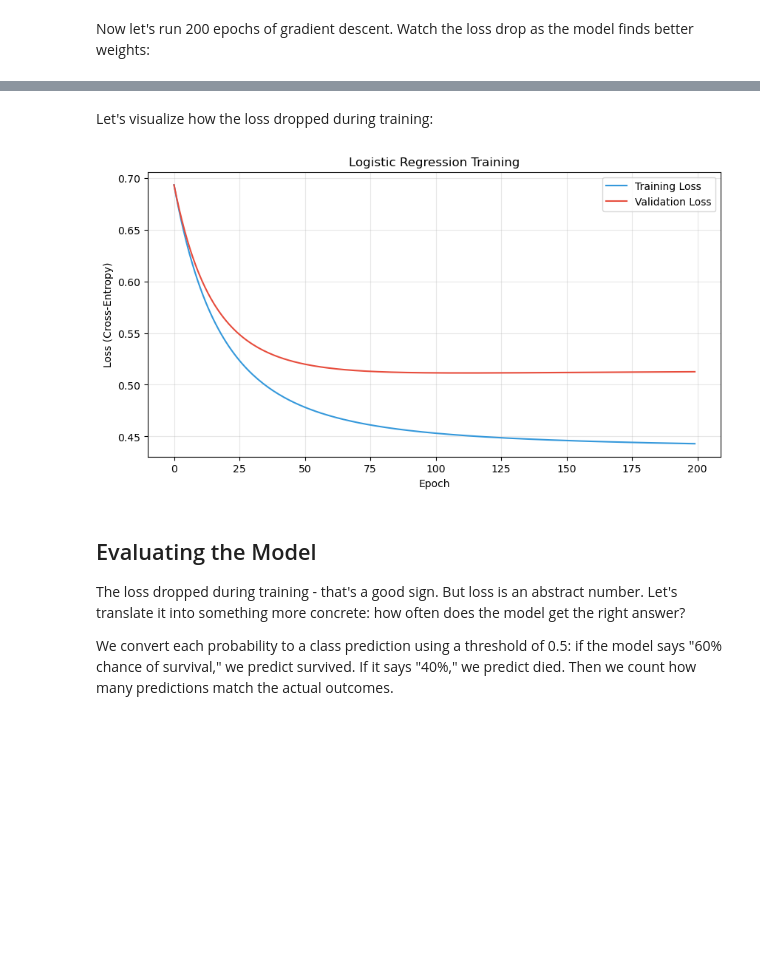
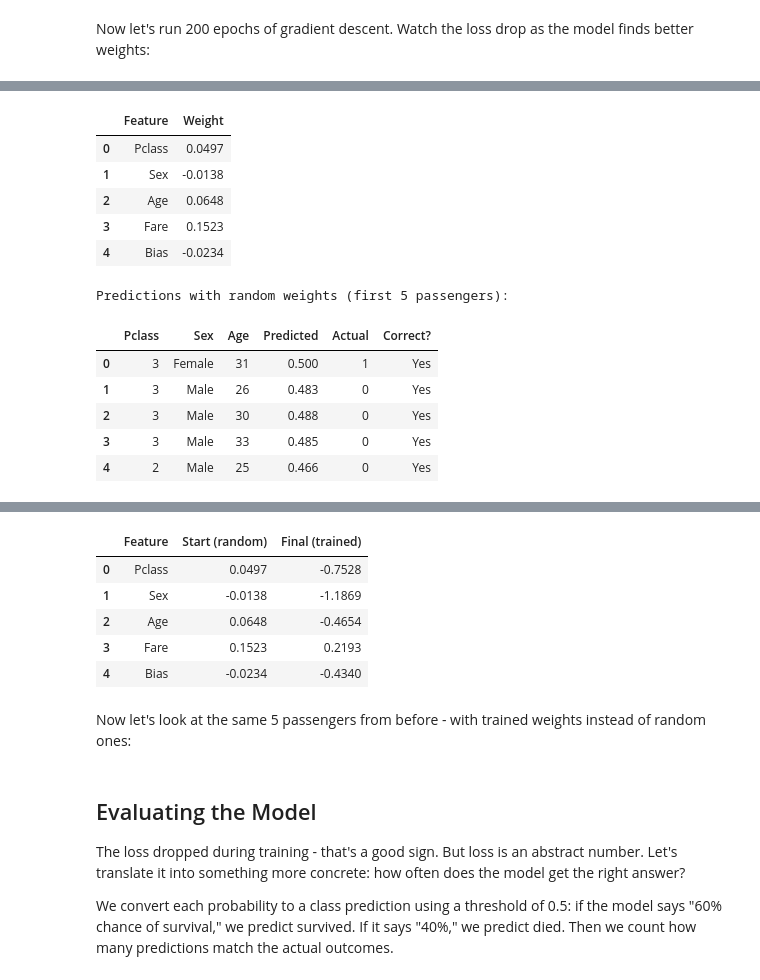
Before and after one commit to tomasbejholt/ml-1-streamlit-app, a Jupyter notebook: lessons/neural_networks_intro/04/original/04_classification_and_neural_networks.ipynb, the cells around one changed output, grey strips where cells are left out. Saved outputs shown, nothing was run; the diff lists cells and outputs as text; code cells hidden in the pictures; blank space fills up the shorter version.

```diff
--- a/lessons/neural_networks_intro/04/original/04_classification_and_neural_networks.ipynb
+++ b/lessons/neural_networks_intro/04/original/04_classification_and_neural_networks.ipynb
@@ -1373,18 +1463,41 @@ def compute_gradients(X, y_true, y_pred):
 # %% [markdown]
 Now let's run 200 epochs of gradient descent. Watch the loss drop as the model finds better weights:
 # %%
-# Initialize weights
+# Initialize with RANDOM weights (same as every ML model)
+np.random.seed(42)
 n_features = X_train_norm.shape[1]
-w = np.zeros(n_features)
-b = 0.0
+w = np.random.randn(n_features) * 0.1
+b = np.random.randn() * 0.1
+
+print("Starting weights (random):")
+start_df = pd.DataFrame({
+    'Feature': features + ['Bias'],
+    'Weight': list(w.round(4)) + [round(b, 4)],
+})
+display(start_df)
+
+# Show what these random weights predict for a few passengers
+sample_preds = logistic_regression_predict(X_train_norm[:5], w, b)
+print("\nPredictions with random weights (first 5 passengers):")
+pred_df = pd.DataFrame({
+    'Pclass': X_train[:5, 0].astype(int),
+    'Sex': ['Male' if s == 1 else 'Female' for s in X_train[:5, 1]],
+    'Age': X_train[:5, 2].astype(int),
+    'Predicted': sample_preds.round(3),
+    'Actual': y_train[:5],
+    'Correct?': ['Yes' if (p >= 0.5) == a else 'No' for p, a in zip(sample_preds, y_train[:5])],
+})
+display(pred_df)
+print("With random weights, the model is guessing randomly. Let's fix that.\n")
 
 # Training hyperparameters
 learning_rate = 0.1
 n_epochs = 200
 
-# Track losses
+# Track everything
 train_losses = []
 val_losses = []
+weight_history = [(w.copy(), b)]
 
 # Training loop
 for epoch in range(n_epochs):
@@ -1401,12 +1514,21 @@ for epoch in range(n_epochs):
     # Compute gradients
     dw, db = compute_gradients(X_train_norm, y_train, y_pred_train)
 
-    # Update weights (gradient descent!)
+    # Update weights
     w = w - learning_rate * dw
     b = b - learning_rate * db
+    weight_history.append((w.copy(), b))
 
-    if (epoch + 1) % 50 == 0:
-        print(f"Epoch {epoch+1:3d}: Train Loss = {train_loss:.4f}, Val Loss = {val_loss:.4f}")
+    if epoch in [0, 4, 19, 49, 99, 199]:
+        acc = np.mean((y_pred_train >= 0.5).astype(int) == y_train)
+        print(f"  Epoch {epoch+1:>3d}: Loss = {train_loss:.4f}  Accuracy = {acc:.1%}  "
+              f"w = [{', '.join(f'{x:+.3f}' for x in w)}]  b = {b:+.3f}")
 
-print("\nTraining complete!")
+print(f"\nFinal weights after {n_epochs} epochs:")
+final_df = pd.DataFrame({
+    'Feature': features + ['Bias'],
+    'Start (random)': list(weight_history[0][0].round(4)) + [round(weight_history[0][1], 4)],
+    'Final (trained)': list(w.round(4)) + [round(b, 4)],
+})
+display(final_df)
 # %% [output]
@@ -1418,0 +1536,13 @@ Training complete!
+|  | Feature | Weight |
+| 0 | Pclass | 0.0497 |
+| 1 | Sex | -0.0138 |
+| 2 | Age | 0.0648 |
+| 3 | Fare | 0.1523 |
+| 4 | Bias | -0.0234 |
+Predictions with random weights (first 5 passengers):
+|  | Pclass | Sex | Age | Predicted | Actual | Correct? |
+| 0 | 3 | Female | 31 | 0.500 | 1 | Yes |
+| 1 | 3 | Male | 26 | 0.483 | 0 | Yes |
+| 2 | 3 | Male | 30 | 0.488 | 0 | Yes |
+| 3 | 3 | Male | 33 | 0.485 | 0 | Yes |
+| 4 | 2 | Male | 25 | 0.466 | 0 | Yes |
@@ -1419,6 +1559,8 @@ Training complete!
+|  | Feature | Start (random) | Final (trained) |
+| 0 | Pclass | 0.0497 | -0.7528 |
+| 1 | Sex | -0.0138 | -1.1869 |
+| 2 | Age | 0.0648 | -0.4654 |
+| 3 | Fare | 0.1523 | 0.2193 |
+| 4 | Bias | -0.0234 | -0.4340 |
-# %% [markdown]
-Let's visualize how the loss dropped during training:
-# %%
-plot_training_curves(train_losses, val_losses)
-# %% [output]
-[figure, removed]
+# %% [markdown]
+Now let's look at the same 5 passengers from before - with trained weights instead of random ones:
```
Also changed, not shown: parts of 25 cells of this notebook.
